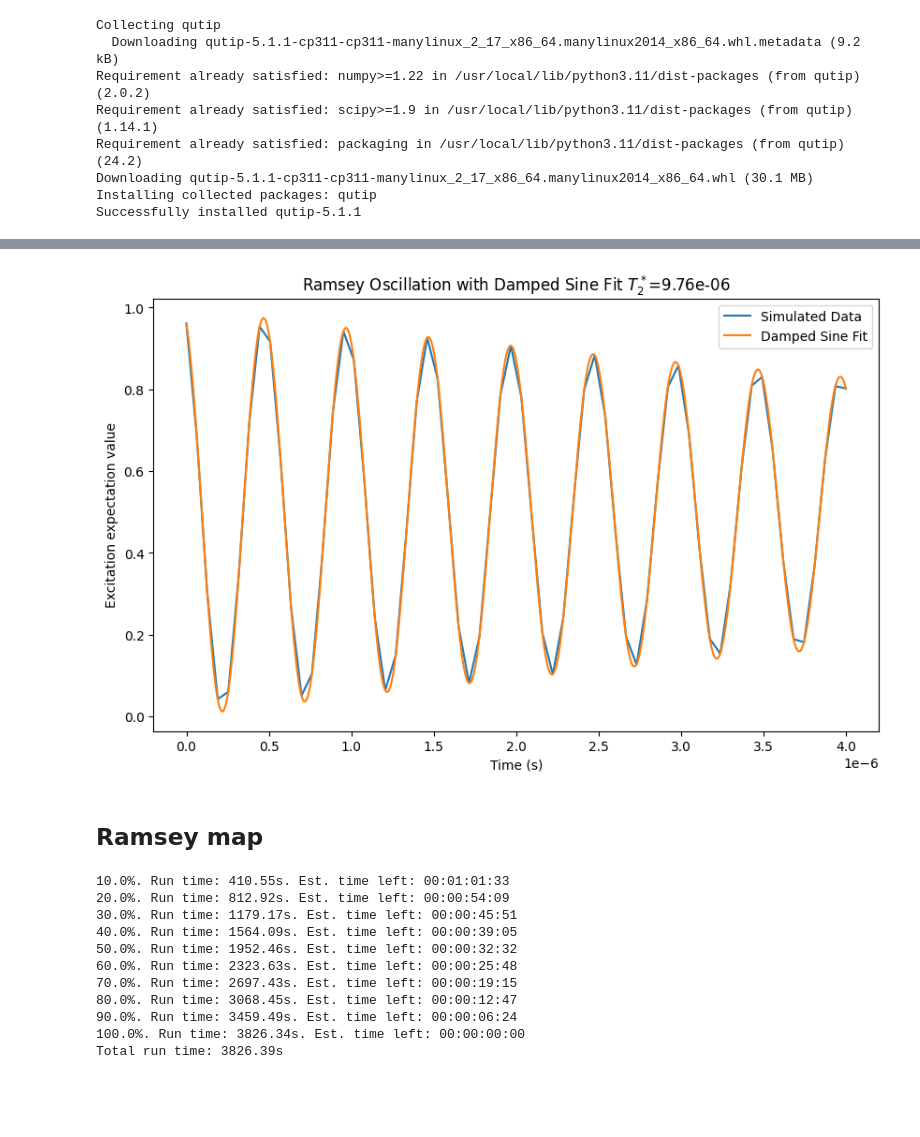
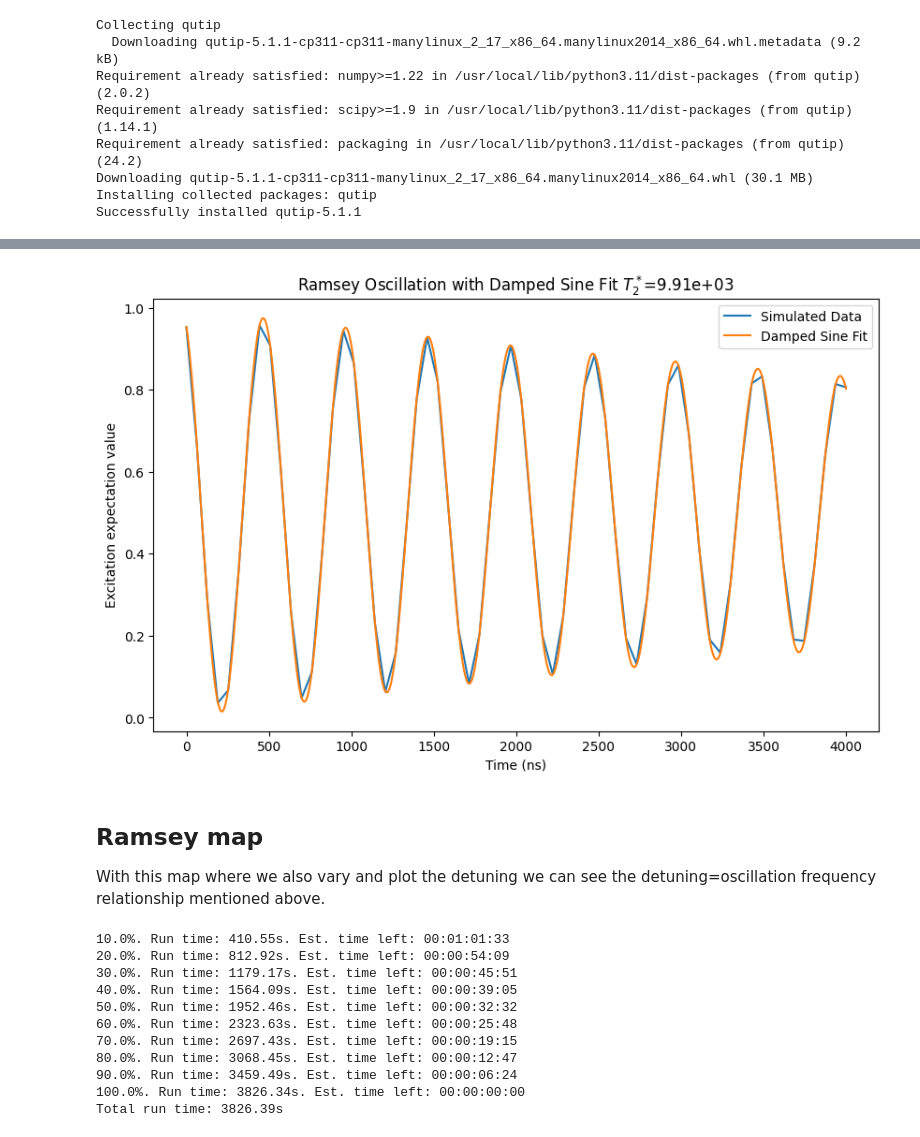
Before and after one commit to Danielgb23/superconducting_qubit_3, a Jupyter notebook: Daniel-simulation-qubit.ipynb, the cells around one changed output, grey strips where cells are left out. Drawn from its saved outputs; the diff is of its cells as text; code cells hidden in the pictures; blank space fills up the shorter version.

```diff
--- a/Daniel-simulation-qubit.ipynb
+++ b/Daniel-simulation-qubit.ipynb
@@ -127,6 +148,6 @@ axes.set_title(f'Rabi Oscillation \n $\pi$ pulse={pi_pulse*1e6:.3f}$\mu s$');
 # %%
-Det=np.linspace(-10e6,10e6,64) #Hz
+Det=np.linspace(-0.01,0.01,64) #GHz
 
-#qutip's parallelism "map()" like function to evaluate all Detunings
+# qutip's parallelism "map()" like function to evaluate all Detunings
 chevron=list(qtp.parallel_map(rabi,Det,progress_bar=True))
 # %% [output]
@@ -191,7 +212,7 @@ def exponential_func(x, a, tau, c):
     return a * np.exp(- x/tau) + c
 
 # Fit the exponential function to the data
-params, covariance = curve_fit(exponential_func, t, res.expect[0], p0=[1, 10e-6, 0])  # Initial guess for parameters
+params, covariance = curve_fit(exponential_func, t, res.expect[0], p0=[1, 2000, 0])  # Initial guess for parameters
 
 # Extract fitted parameters
 a, tau, c = params
@@ -202,10 +223,10 @@ fitted_curve = exponential_func(t, a, tau, c)
 
 # Plotting
 fig, axes = plt.subplots(1, 1, figsize=(10, 6))
-axes.plot(t*1e6, res.expect[0], label='Simulated Data')
+axes.plot(t, res.expect[0], label='Simulated Data')
 axes.set_xlabel('Time ($\mu$s)')
 axes.set_ylabel('Excitation expectation value')
-axes.set_title(f'$T_1= {tau*1e6:.2f}\mu s$ from fit')
+axes.set_title(f'$T_1= {tau/1e3:.2f}\mu s$ from fit')
 axes.legend()
 plt.show()
 # %% [output]
@@ -259,12 +287,12 @@ def Ramsey(T, Det, Ed=Ed):
   return qtp.expect(n,res.final_state)
 # %%
 # interrogation times
-T=np.linspace(0,4e-6,64)
+T=np.linspace(0,4000,64) #ns
 
-#wrapper to fix the detuning
+# wrapper to fix the detuning
 def wrap_ramsey(T):
-  return Ramsey(T,2e6)
+  return Ramsey(T,0.002) #Detuning in GHz
 
-#qutip's parallelism "map()" like function to evaluate all points in T using Ramsey
+# qutip's parallelism "map()" like function to evaluate all points in T using Ramsey
 exp=list(qtp.parallel_map(wrap_ramsey,T,progress_bar=True))
 # %% [output]
@@ -282,27 +310,28 @@ Total run time:  32.14s
 # %%
 # prompt: plot exp and t as a ramsey oscillation with a damped sine fit
 
 
-def damped_sine(t, amplitude, frequency, decay_constant, phase, offset):
-  return amplitude * np.exp(-decay_constant * t) * np.sin(2 * np.pi * frequency * t + phase) + offset
+def damped_sine(t, amplitude, frequency, tau, phase, offset):
+  return amplitude * np.exp( - t/tau) * np.sin(2 * np.pi * frequency * t + phase) + offset
 
-params, covariance = curve_fit(damped_sine, T, exp, p0=[0.5, 1e6, 1e3, 0, 0.5])
+params, covariance = curve_fit(damped_sine, T, exp, p0=[0.5, 0.002, 1000, 0, 0.5])
 
 amplitude, frequency, decay_constant, phase, offset = params
 t=np.linspace(T[0],T[-1],len(T)*10)
 fitted_exp = damped_sine(t, amplitude, frequency, decay_constant, phase, offset)
 
 fig, axes = plt.subplots(1, 1, figsize=(10,6))
 axes.plot(T, exp, label='Simulated Data')
 axes.plot(t, fitted_exp, label='Damped Sine Fit')
-axes.set_xlabel('Time (s)')
+axes.set_xlabel('Time (ns)')
 axes.set_ylabel('Excitation expectation value')
-axes.set_title(f'Ramsey Oscillation with Damped Sine Fit $T_2^*$={1/params[2]:.2e}')
+axes.set_title(f'Ramsey Oscillation with Damped Sine Fit $T_2^*$={params[2]:.2e}')
 axes.legend()
 plt.show()
 # %% [output]
-[figure, old version]
+[figure, new version]
-# %% [markdown]
-## Ramsey map
+# %% [markdown]
+## Ramsey map
+With this map where we also vary and plot the detuning we can see the detuning=oscillation frequency relationship mentioned above.
 # %%
 # interrogation times and detunings
```
Also changed, not shown: parts of 35 cells of this notebook.
